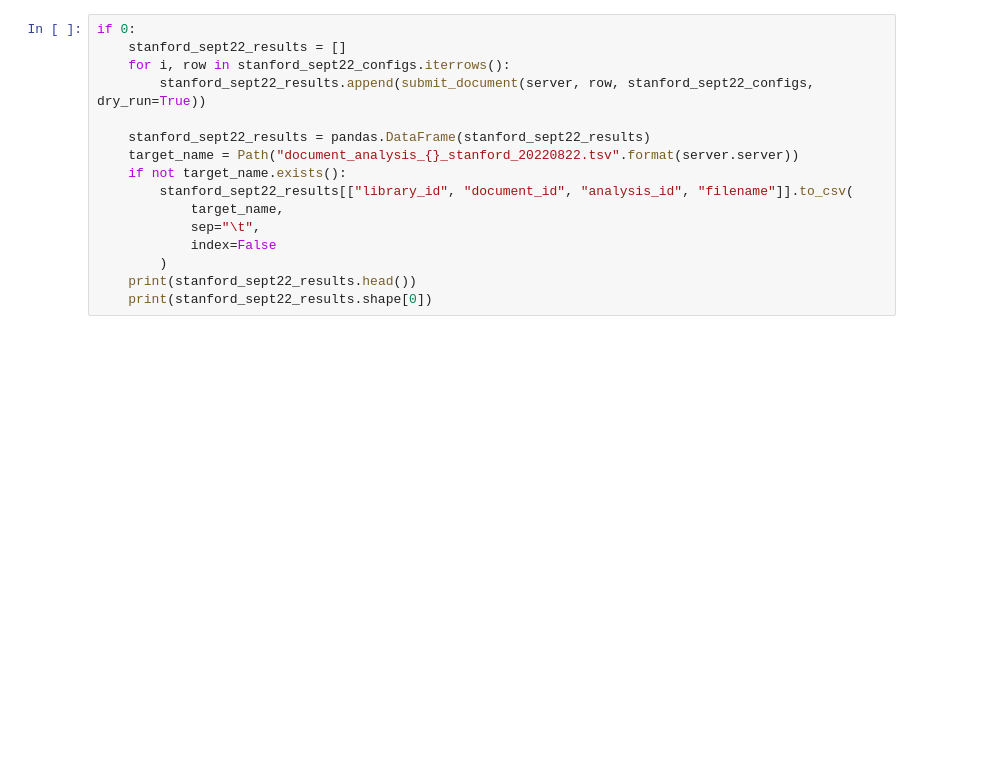
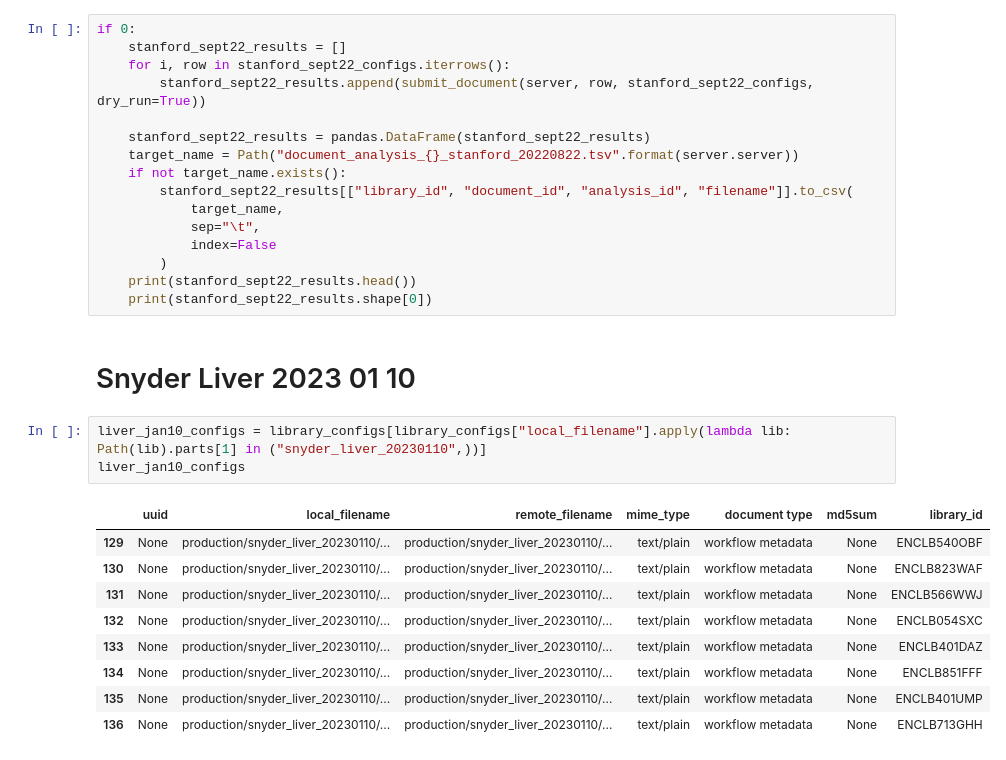
Before and after one commit to ENCODE-AWG/encode-202006-jamboree-detrout-rna-sc-pipeline, a Jupyter notebook: submit-scrna-seq-config-files.ipynb, the cells around one changed output. Cells and saved outputs as stored; diff of their text form; blank space fills up the shorter version.

```diff
--- a/submit-scrna-seq-config-files.ipynb
+++ b/submit-scrna-seq-config-files.ipynb
@@ -273,3 +344,18 @@ if 0:
         )
     print(stanford_sept22_results.head())
     print(stanford_sept22_results.shape[0])
+# %% [markdown]
+# Snyder Liver 2023 01 10
+# %%
+liver_jan10_configs = library_configs[library_configs["local_filename"].apply(lambda lib: Path(lib).parts[1] in ("snyder_liver_20230110",))]
+liver_jan10_configs
+# %% [output]
+|  | uuid | local_filename | remote_filename | mime_type | document type | md5sum | library_id |
+| 129 | None | production/snyder_liver_20230110/... | production/snyder_liver_20230110/... | text/plain | workflow metadata | None | ENCLB540OBF |
+| 130 | None | production/snyder_liver_20230110/... | production/snyder_liver_20230110/... | text/plain | workflow metadata | None | ENCLB823WAF |
+| 131 | None | production/snyder_liver_20230110/... | production/snyder_liver_20230110/... | text/plain | workflow metadata | None | ENCLB566WWJ |
+| 132 | None | production/snyder_liver_20230110/... | production/snyder_liver_20230110/... | text/plain | workflow metadata | None | ENCLB054SXC |
+| 133 | None | production/snyder_liver_20230110/... | production/snyder_liver_20230110/... | text/plain | workflow metadata | None | ENCLB401DAZ |
+| 134 | None | production/snyder_liver_20230110/... | production/snyder_liver_20230110/... | text/plain | workflow metadata | None | ENCLB851FFF |
+| 135 | None | production/snyder_liver_20230110/... | production/snyder_liver_20230110/... | text/plain | workflow metadata | None | ENCLB401UMP |
+| 136 | None | production/snyder_liver_20230110/... | production/snyder_liver_20230110/... | text/plain | workflow metadata | None | ENCLB713GHH |
```
Also changed, not shown: parts of 9 cells of this notebook, 19 other files.
